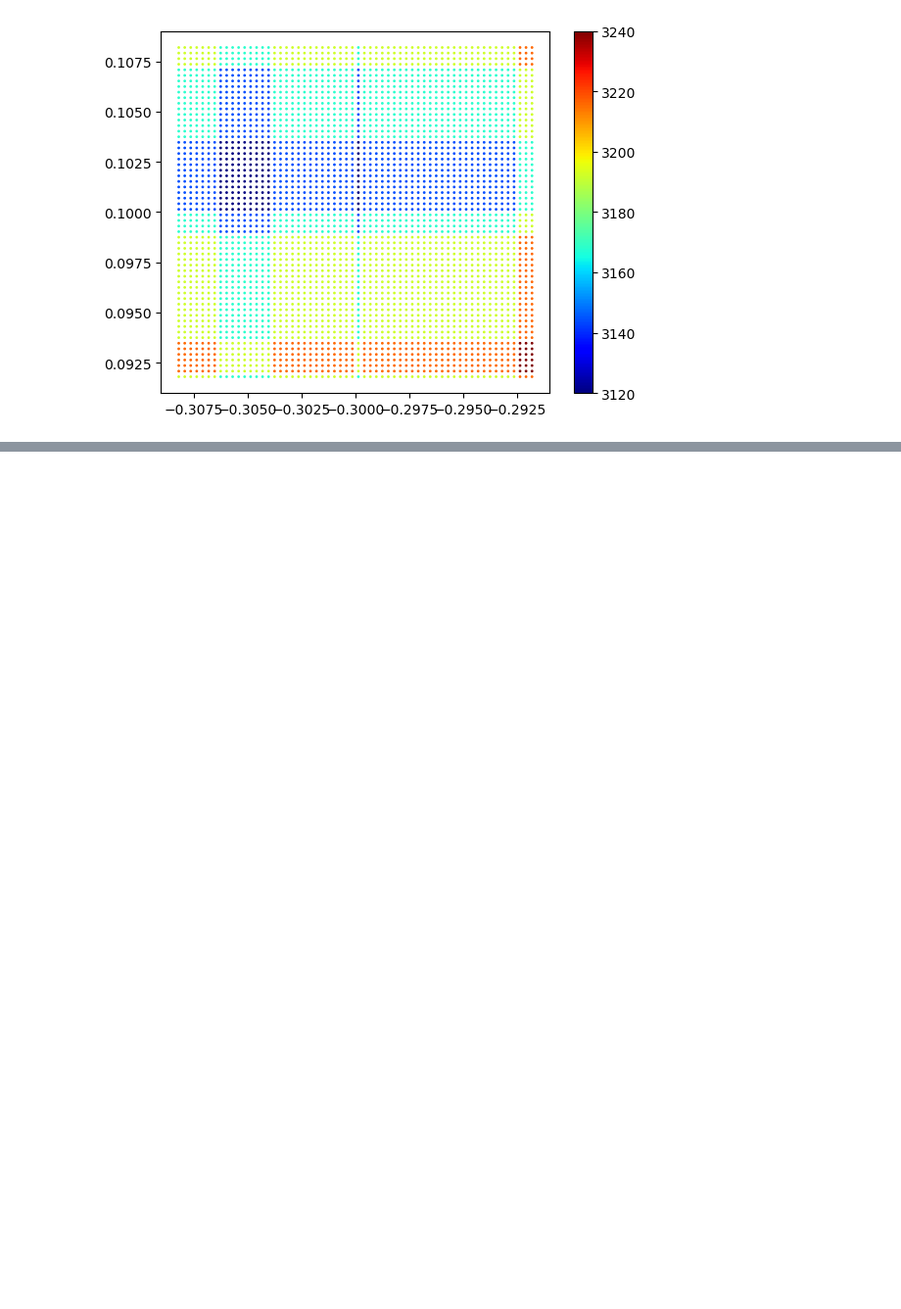
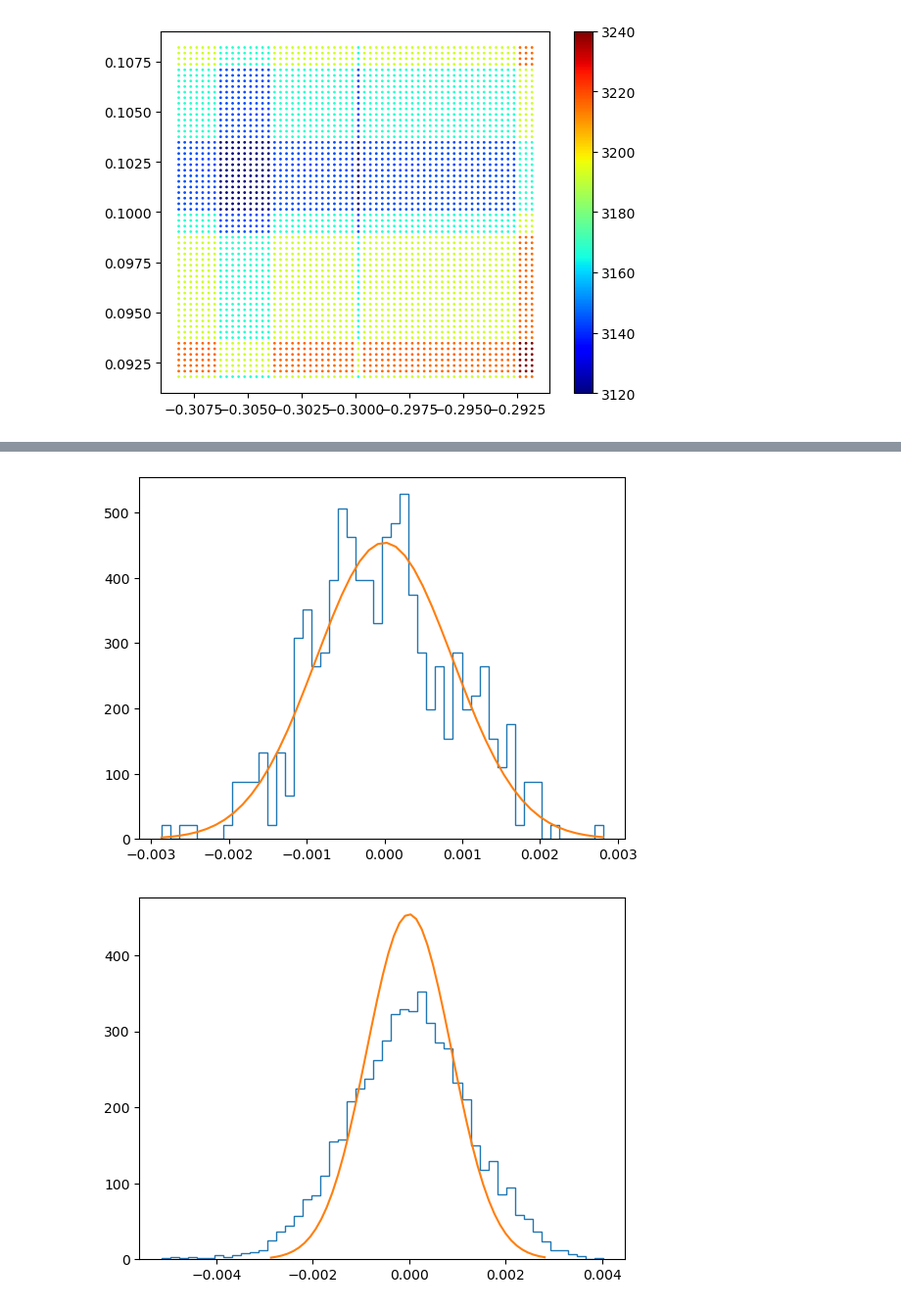
Before and after one commit to kawatadaisuke/JASMINE-analysis-testing, a Jupyter notebook: astrometry-validation/small-survey-plan/Small_Survey_Plan_astrometry_validation.ipynb, the cells around one changed output, grey strips where cells are left out. Shown at 98% size. Saved outputs shown, nothing was run; the diff lists cells and outputs as text; code cells hidden in the pictures; blank space fills up the shorter version.

Commit message:
jitter bug fixed and pointing error for the first plate added.

```diff
--- a/astrometry-validation/small-survey-plan/Small_Survey_Plan_astrometry_validation.ipynb
+++ b/astrometry-validation/small-survey-plan/Small_Survey_Plan_astrometry_validation.ipynb
@@ -448,16 +356,0 @@ plt.colorbar(cx)
-# %%
-# plot the small fields of one orbit
-fig, ax = plt.subplots()
-for iorb in range(4):
-    sindx = np.where(orbit_id_obs==iorb)[0]
-    # ax.scatter(lc_obs, bc_obs, c=field_id_obs, s=1, cmap=cm.jet)
-    # ax.scatter(lc_obs[sindx], bc_obs[sindx], c=field_id_obs[sindx], s=10, cmap=cm.jet)
-    ax.add_patch(Rectangle((lc_sf-0.5*dl_sf, bc_sf-0.5*db_sf), dl_sf, db_sf, color='green'))
-    color_patch = ['blue', 'yellow', 'red', 'black']
-    for i in sindx:
-        ax.add_patch(Rectangle((lc_obs[i]-0.5*w_dtct, bc_obs[i]-0.5*w_dtct), w_dtct, w_dtct, fill=False,
-                               edgecolor=color_patch[field_id_obs[i]], angle=pa_obs[i]*100, linewidth=0.1))
-ax.add_patch(Rectangle((lc_sf-0.5*dl_sf, bc_sf-0.5*db_sf), dl_sf, db_sf, color='green'))
-plt.xlim(-0.6, 0.0)
-plt.ylim(-0.2, 0.4)
-# fig.colorbar(cx)
@@ -468,0 +375,5 @@ plt.ylim(-0.2, 0.4)
+# %%
+# save original position and angle
+lc_obs = np.copy(lc_obs_org)
+bc_obs = np.copy(bc_obs_org)
+pa_obs = np.copy(pa_obs_org)
@@ -468,0 +418,22 @@ plt.ylim(-0.2, 0.4)
+# %%
+from scipy.stats import norm
+count, bins = np.histogram(lc_obs[plate_id_obs==0]-lc_obs_org[plate_id_obs==0], bins=50, density=True)
+plt.stairs(count, bins)
+xpl = np.linspace(bins[0], bins[-1], 50)
+lnorm = norm(loc = 0.0, scale = np.sqrt(sigma_ltel**2+lpt_error**2))
+plt.plot(xpl, lnorm.pdf(xpl))
+plt.show()
+count, bins = np.histogram(bc_obs-bc_obs_org, bins=50, density=True)
+plt.stairs(count, bins)
+bnorm = norm(loc = 0.0, scale = np.sqrt(sigma_btel**2+bpt_error**2))
+plt.plot(xpl, bnorm.pdf(xpl))
+plt.show()
+count, bins = np.histogram(pa_obs[plate_id_obs==0]-pa_obs_org[plate_id_obs==0], bins=50, density=True)
+plt.stairs(count, bins)
+xpl = np.linspace(bins[0], bins[-1], 50)
+thenorm = norm(loc = 0.0, scale = sigma_thetel)
+plt.plot(xpl, thenorm.pdf(xpl))
+plt.show()
+# %% [output]
+[figure, added]
+[figure, added]
```
Also changed, not shown: parts of 27 cells of this notebook.
